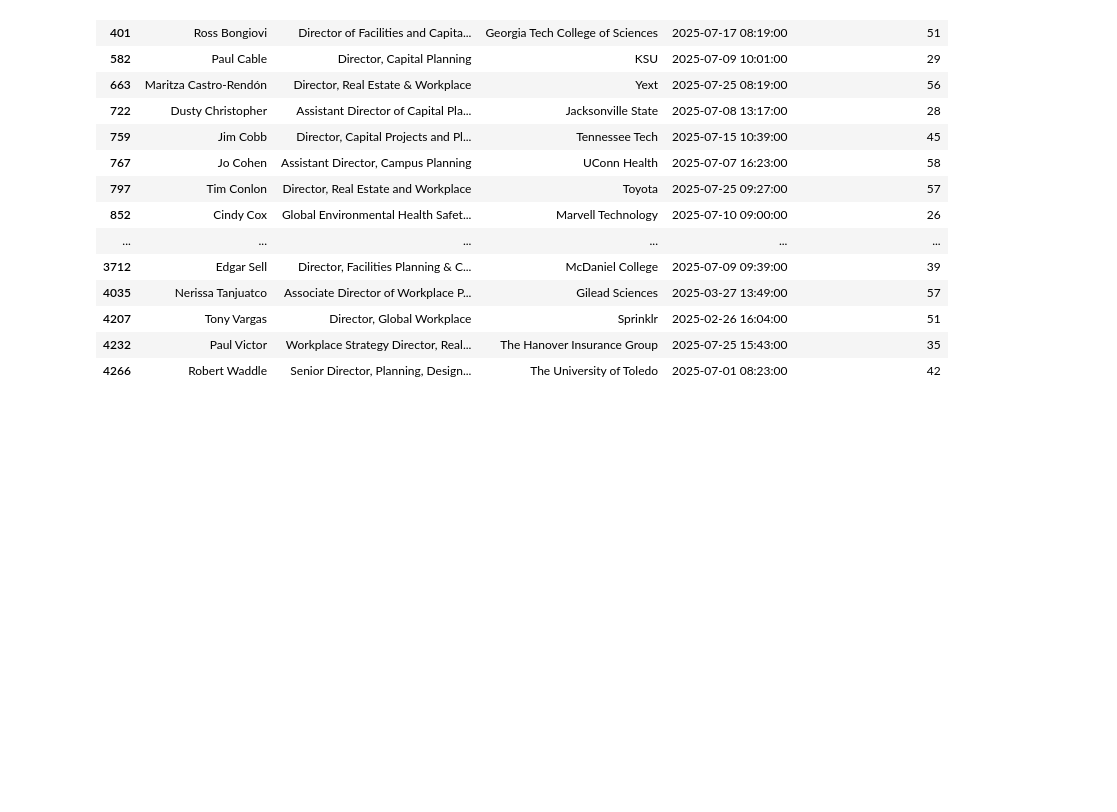
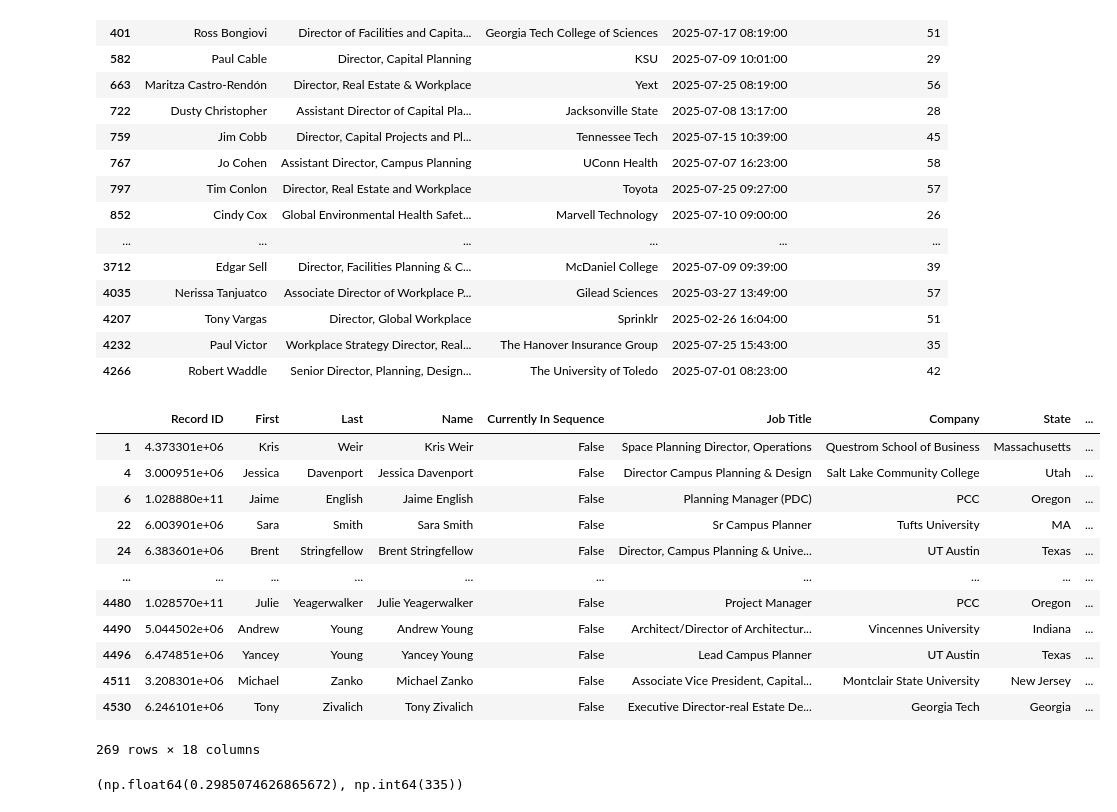
Before and after one commit to akohl2733/prospect-analyzer, a Jupyter notebook: basic_info.ipynb, the cells around one changed output. Cells and saved outputs as stored; diff of their text form; code cells hidden in the pictures; blank space fills up the shorter version.

Commit message:
Checked significance based on sequence and added functions to determine meeting booked rate via role and job level

```diff
--- a/basic_info.ipynb
+++ b/basic_info.ipynb
@@ -181,3 +183,21 @@ Found 35 prospects to enroll.
 | 4207 | Tony Vargas | Director, Global Workplace | Sprinklr | 2025-02-26 16:04:00 | 51 |
 | 4232 | Paul Victor | Workplace Strategy Director, Real... | The Hanover Insurance Group | 2025-07-25 15:43:00 | 35 |
 | 4266 | Robert Waddle | Senior Director, Planning, Design... | The University of Toledo | 2025-07-01 08:23:00 | 42 |
+# %%
+# statistically significant sequence
+
+df[df["Last Sequence Enrolled"] == 279559810]
+# %% [output]
+|  | Record ID | First | Last | Name | Currently In Sequence | Job Title | Company | State | ... |
+| 1 | 4.373301e+06 | Kris | Weir | Kris Weir | False | Space Planning Director, Operations | Questrom School of Business | Massachusetts | ... |
+| 4 | 3.000951e+06 | Jessica | Davenport | Jessica Davenport | False | Director Campus Planning & Design | Salt Lake Community College | Utah | ... |
+| 6 | 1.028880e+11 | Jaime | English | Jaime English | False | Planning Manager (PDC) | PCC | Oregon | ... |
+| 22 | 6.003901e+06 | Sara | Smith | Sara Smith | False | Sr Campus Planner | Tufts University | MA | ... |
+| 24 | 6.383601e+06 | Brent | Stringfellow | Brent Stringfellow | False | Director, Campus Planning & Unive... | UT Austin | Texas | ... |
+| ... | ... | ... | ... | ... | ... | ... | ... | ... | ... |
+| 4480 | 1.028570e+11 | Julie | Yeagerwalker | Julie Yeagerwalker | False | Project Manager | PCC | Oregon | ... |
+| 4490 | 5.044502e+06 | Andrew | Young | Andrew Young | False | Architect/Director of Architectur... | Vincennes University | Indiana | ... |
+| 4496 | 6.474851e+06 | Yancey | Young | Yancey Young | False | Lead Campus Planner | UT Austin | Texas | ... |
+| 4511 | 3.208301e+06 | Michael | Zanko | Michael Zanko | False | Associate Vice President, Capital... | Montclair State University | New Jersey | ... |
+| 4530 | 6.246101e+06 | Tony | Zivalich | Tony Zivalich | False | Executive Director-real Estate De... | Georgia Tech | Georgia | ... |
+269 rows × 18 columns
@@ -183,0 +216,4 @@ Found 35 prospects to enroll.
+# %%
+by_level("other")
+# %% [output]
+(np.float64(0.2985074626865672), np.int64(335))
```
Also changed, not shown: parts of 5 cells of this notebook.
